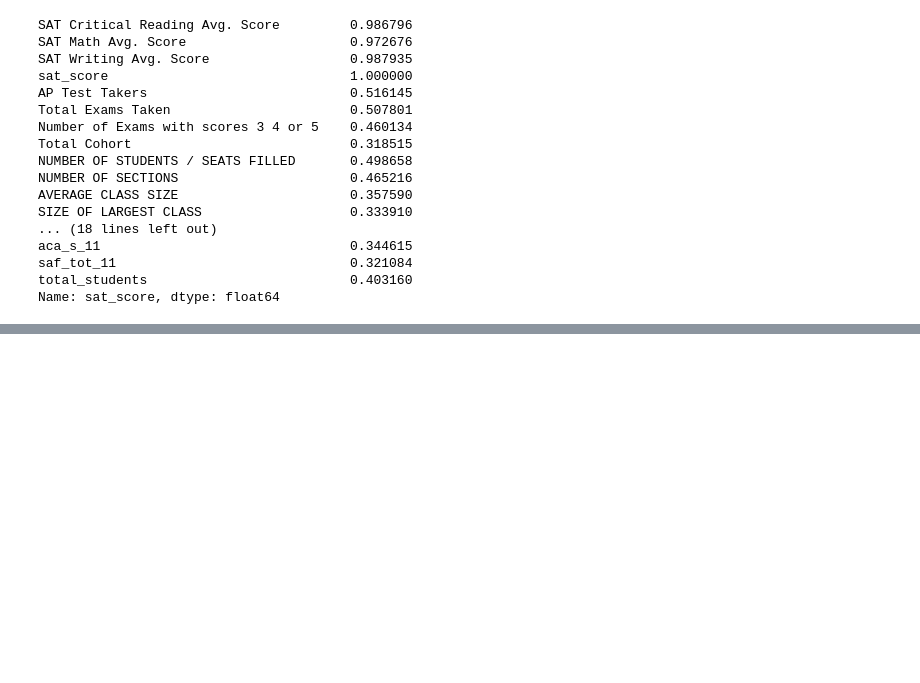
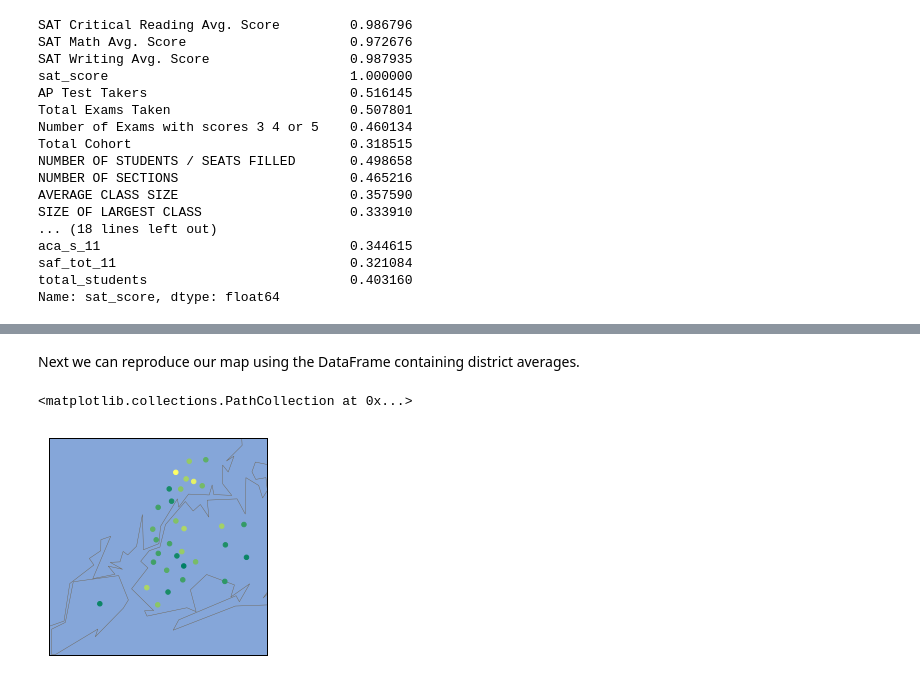
Before and after one commit to monocongo/datascience_portfolio, a Jupyter notebook: dataquest/notebooks/lesson_data_cleaning/Data Cleaning.ipynb, the cells around one changed output, grey strips where cells are left out. Drawn from its saved outputs; the diff is of its cells as text; code cells hidden in the pictures; blank space fills up the shorter version.

```diff
--- a/dataquest/notebooks/lesson_data_cleaning/Data Cleaning.ipynb
+++ b/dataquest/notebooks/lesson_data_cleaning/Data Cleaning.ipynb
@@ -265,0 +326,5 @@ Name: sat_score, dtype: float64
+# %%
+import numpy as np
+districts = combined.groupby("school_dist").agg(np.mean)
+districts.reset_index(inplace=True)
+districts.head()
@@ -265,0 +339,23 @@ Name: sat_score, dtype: float64
+# %% [markdown]
+Next we can reproduce our map using the DataFrame containing district averages.
+# %%
+m = Basemap(
+    projection='merc',
+    llcrnrlat=40.496044,
+    urcrnrlat=40.915256,
+    llcrnrlon=-74.255735,
+    urcrnrlon=-73.700272,
+    resolution='i'
+)
+
+m.drawmapboundary(fill_color='#85A6D9')
+m.drawcoastlines(color='#6D5F47', linewidth=.4)
+m.drawrivers(color='#6D5F47', linewidth=.4)
+
+longitudes = districts["lon"].tolist()
+latitudes = districts["lat"].tolist()
+
+m.scatter(x=longitudes, y=latitudes, s=20, zorder=2, latlon=True, c=districts["ell_percent"], cmap="summer")
+# %% [output]
+<matplotlib.collections.PathCollection at 0x...>
+[figure, added]
```
Also changed, not shown: parts of 10 cells of this notebook.
